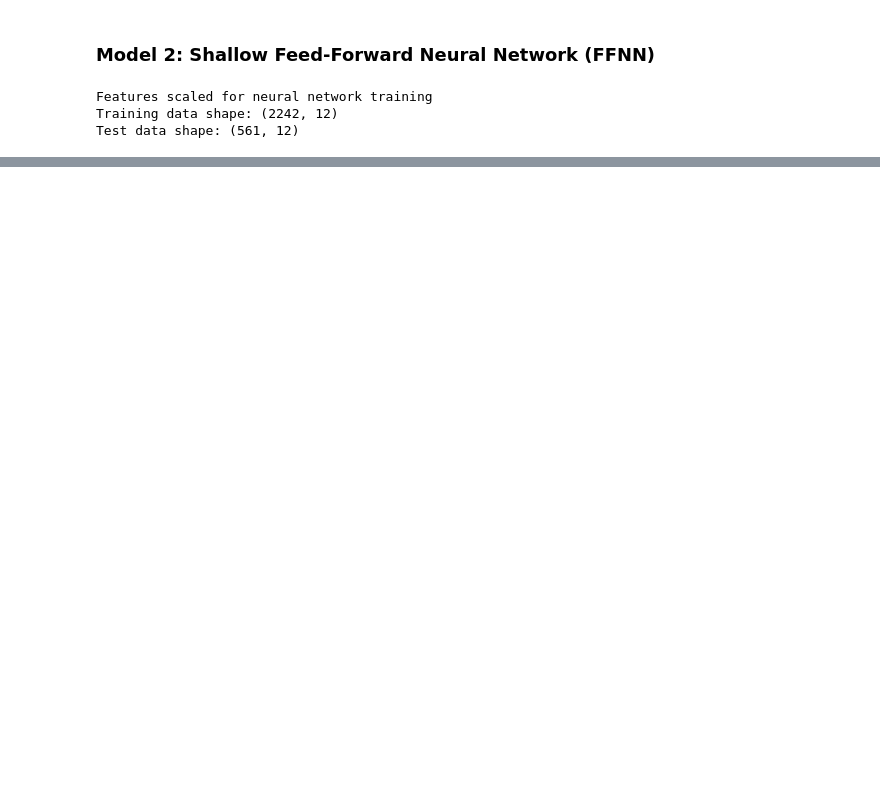
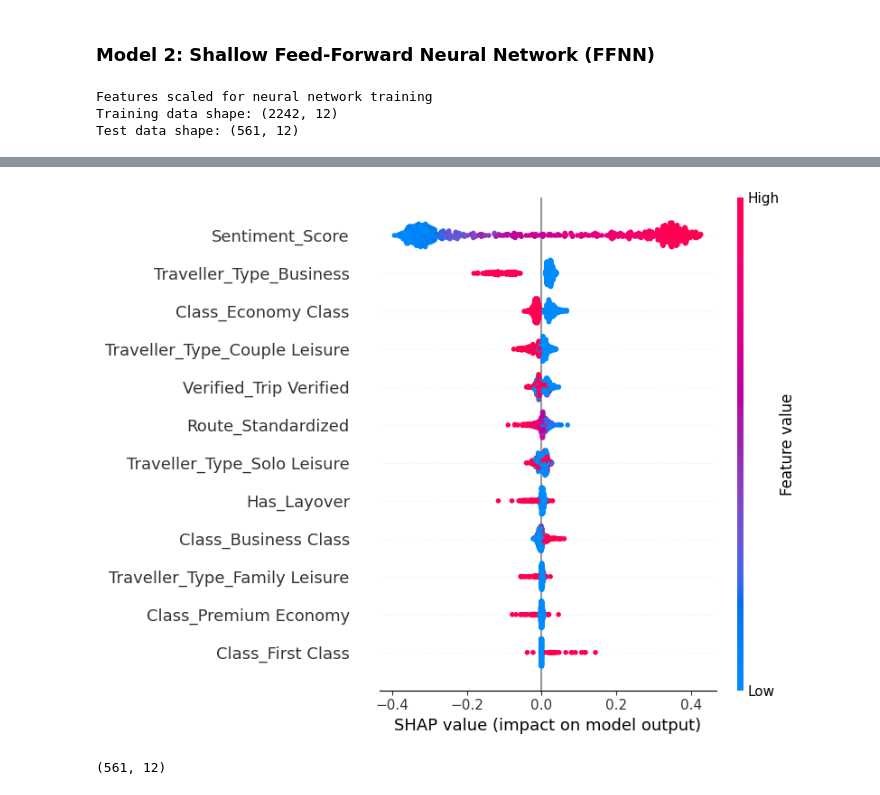
Before and after one commit to seiftarek158/ACL2, a Jupyter notebook: Submission/Models/RFT&FFNN_with_RouteStandardized.ipynb, the cells around one changed output, grey strips where cells are left out. Cells and saved outputs as stored; diff of their text form; code cells hidden in the pictures; blank space fills up the shorter version.

```diff
--- a/Submission/Models/RFT&FFNN_with_RouteStandardized.ipynb
+++ b/Submission/Models/RFT&FFNN_with_RouteStandardized.ipynb
@@ -430,0 +463,19 @@ plt.show()
+# %%
+# Global SHAP
+background = shap.sample(X_train_scaled, 100, random_state=42)
+
+explainer = shap.Explainer(ffnn_model, background.values)
+
+shap_values = explainer(X_test_scaled.values)
+
+
+shap.summary_plot(
+    shap_values.values,
+    X_test_scaled,
+    feature_names=feature_columns
+)
+
+shap_values.shape
+# %% [output]
+[figure, added]
+(561, 12)
```
Also changed, not shown: parts of 13 cells of this notebook, 1 other file.
